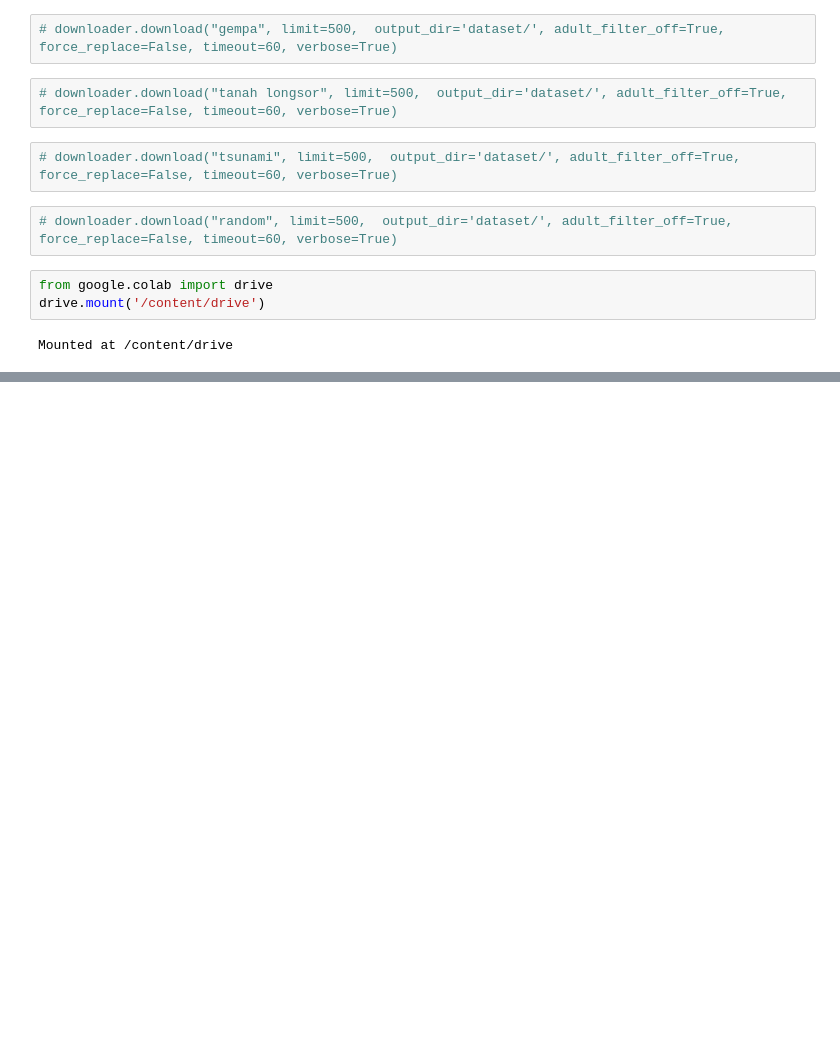
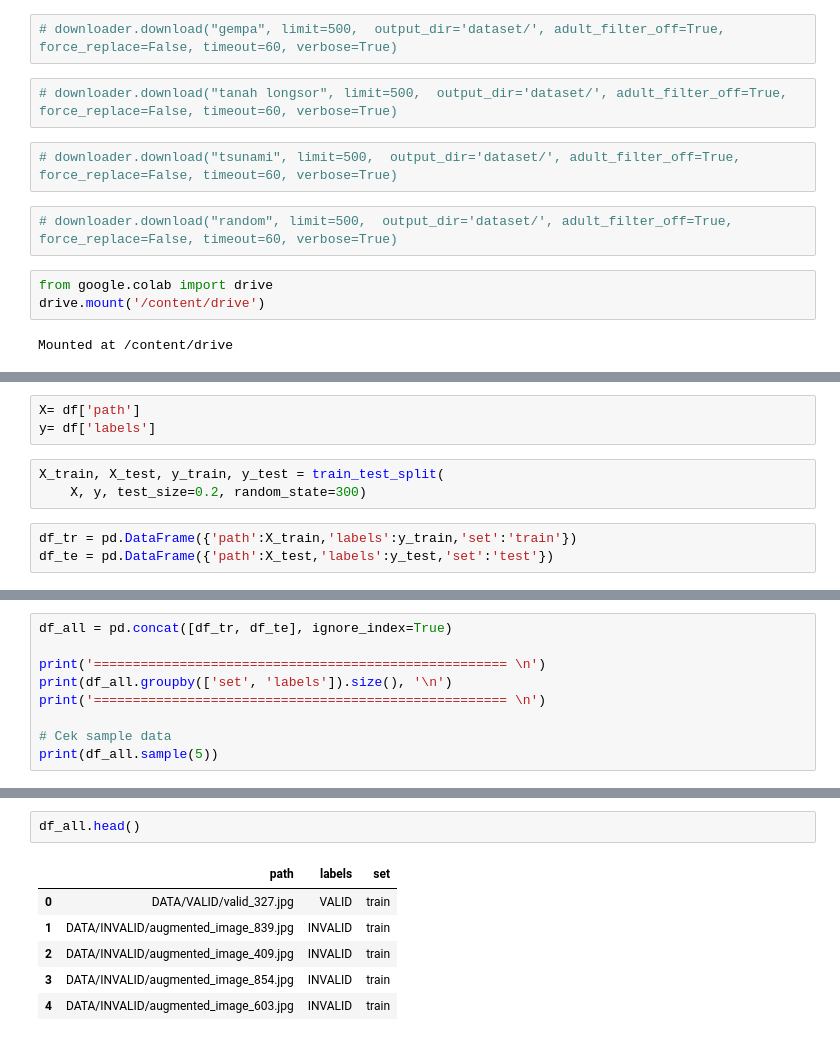
Before and after one commit to cryoras/natural_disaster_validation, a Jupyter notebook: src/v1_image.ipynb, the cells around one changed output, grey strips where cells are left out. Cells and saved outputs as stored; diff of their text form; blank space fills up the shorter version.

```diff
--- a/src/v1_image.ipynb
+++ b/src/v1_image.ipynb
@@ -28,0 +279,9 @@ Mounted at /content/drive
+# %%
+X= df['path']
+y= df['labels']
+# %%
+X_train, X_test, y_train, y_test = train_test_split(
+    X, y, test_size=0.2, random_state=300)
+# %%
+df_tr = pd.DataFrame({'path':X_train,'labels':y_train,'set':'train'})
+df_te = pd.DataFrame({'path':X_test,'labels':y_test,'set':'test'})
@@ -28,0 +294,9 @@ Mounted at /content/drive
+# %%
+df_all = pd.concat([df_tr, df_te], ignore_index=True)
+
+print('===================================================== \n')
+print(df_all.groupby(['set', 'labels']).size(), '\n')
+print('===================================================== \n')
+
+# Cek sample data
+print(df_all.sample(5))
@@ -28,0 +337,9 @@ Mounted at /content/drive
+# %%
+df_all.head()
+# %% [output]
+|  | path | labels | set |
+| 0 | DATA/VALID/valid_327.jpg | VALID | train |
+| 1 | DATA/INVALID/augmented_image_839.jpg | INVALID | train |
+| 2 | DATA/INVALID/augmented_image_409.jpg | INVALID | train |
+| 3 | DATA/INVALID/augmented_image_854.jpg | INVALID | train |
+| 4 | DATA/INVALID/augmented_image_603.jpg | INVALID | train |
```
Also changed, not shown: parts of 16 cells of this notebook.
